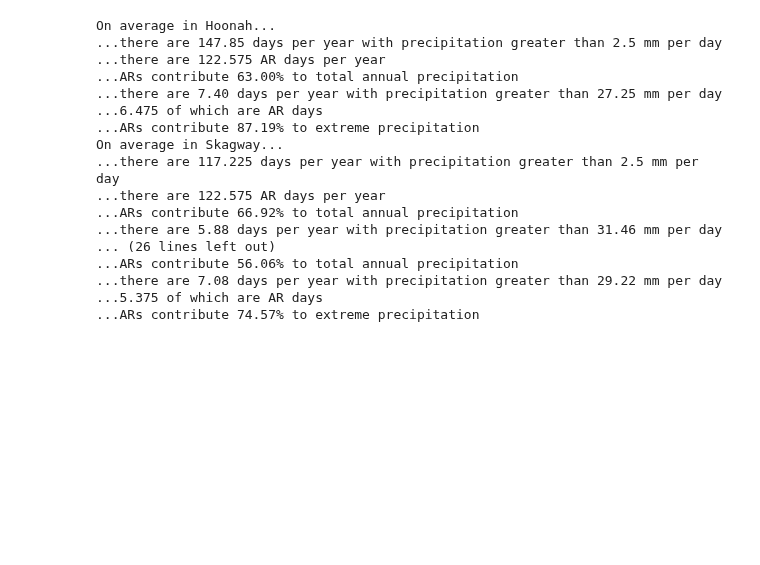
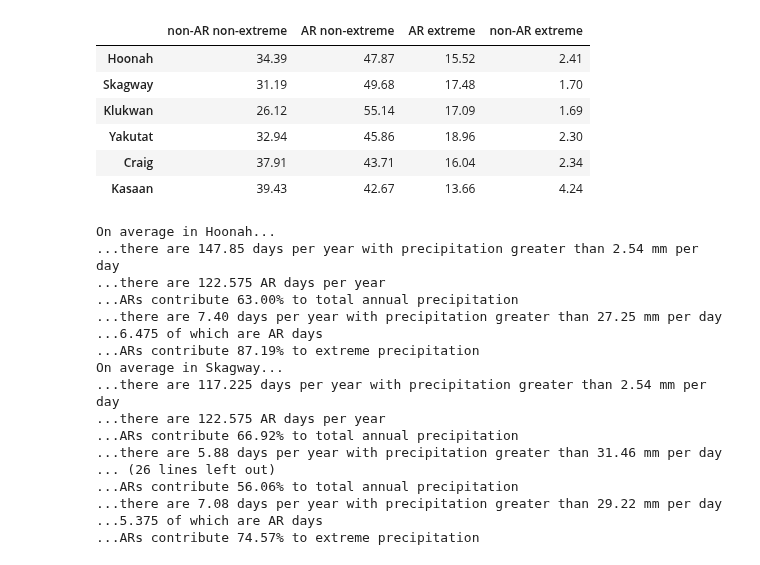
Before and after one commit to dlnash/SEAK_climatology, a Jupyter notebook: analysis/fig2_annual_climatology.ipynb, the cells around one changed output. Drawn from its saved outputs; the diff is of its cells as text; code cells hidden in the pictures; blank space fills up the shorter version.

```diff
--- a/analysis/fig2_annual_climatology.ipynb
+++ b/analysis/fig2_annual_climatology.ipynb
@@ -163,5 +71,15 @@ plt.show()
+# %%
+cross_tab
+# %% [output]
+|  | non-AR non-extreme | AR non-extreme | AR extreme | non-AR extreme |
+| Hoonah | 34.39 | 47.87 | 15.52 | 2.41 |
+| Skagway | 31.19 | 49.68 | 17.48 | 1.70 |
+| Klukwan | 26.12 | 55.14 | 17.09 | 1.69 |
+| Yakutat | 32.94 | 45.86 | 18.96 | 2.30 |
+| Craig | 37.91 | 43.71 | 16.04 | 2.34 |
+| Kasaan | 39.43 | 42.67 | 13.66 | 4.24 |
 # %%
-prec_min = 2.5 # mm per day
+prec_min = 2.54 # mm per day
 ndays_prec = []
 ndays_AR = []
 npercent_AR_annual = []
@@ -220,14 +138,14 @@ for i, df in enumerate(df_lst):
     npercent_AR_extreme.append(avg_ar_contr)
 # %% [output]
 On average in Hoonah...
-...there are 147.85 days per year with precipitation greater than 2.5 mm per day
+...there are 147.85 days per year with precipitation greater than 2.54 mm per day
 ...there are 122.575 AR days per year
 ...ARs contribute 63.00% to total annual precipitation
 ...there are 7.40 days per year with precipitation greater than 27.25 mm per day
 ...6.475 of which are AR days
 ...ARs contribute 87.19% to extreme precipitation
 On average in Skagway...
-...there are 117.225 days per year with precipitation greater than 2.5 mm per day
+...there are 117.225 days per year with precipitation greater than 2.54 mm per day
 ...there are 122.575 AR days per year
 ...ARs contribute 66.92% to total annual precipitation
 ...there are 5.88 days per year with precipitation greater than 31.46 mm per day
```
Also changed, not shown: parts of 6 cells of this notebook, 1 other file.
